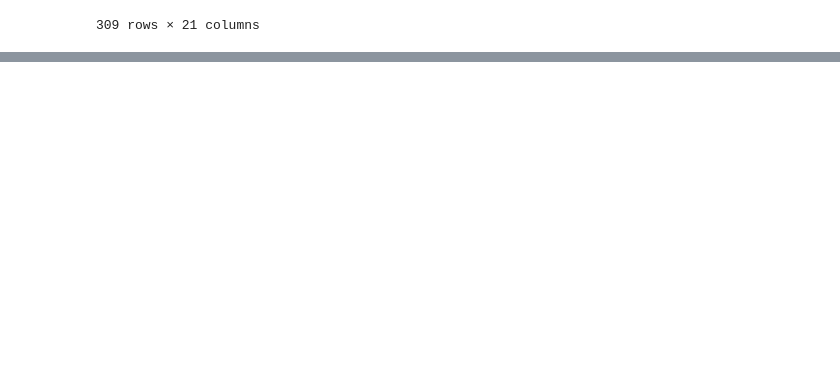
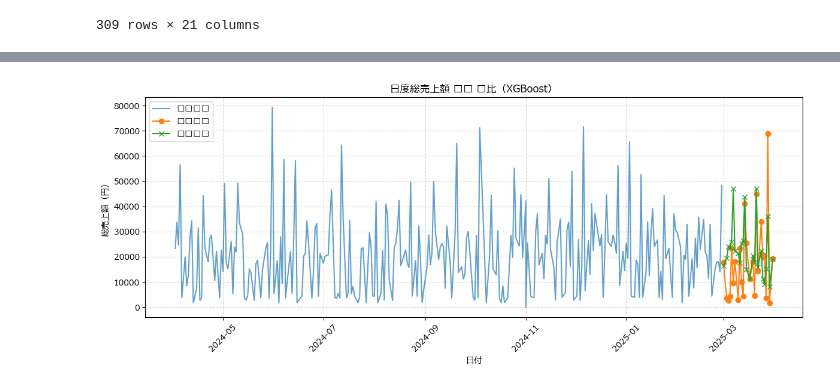
Before and after one commit to AICloud-TeamE/Python-AI, a Jupyter notebook: data_pipeline.ipynb, the cells around one changed output, grey strips where cells are left out. Cells and saved outputs as stored; diff of their text form; code cells hidden in the pictures; blank space fills up the shorter version.

```diff
--- a/data_pipeline.ipynb
+++ b/data_pipeline.ipynb
@@ -444,0 +466,86 @@ print("周四补货 R²:", r2_score(y_thu, pred_thu))
+# %%
+import pandas as pd
+import numpy as np
+from xgboost import XGBRegressor
+from sklearn.metrics import r2_score, mean_squared_error
+import matplotlib.pyplot as plt
+
+# —— 1. 读取并清洗 ——
+df = pd.read_feather('merged_data.feather')
+
+# 清洗“(円)”字段
+money_cols = [
+    'ペールエール(円)','ラガー(円)','IPA(円)',
+    'ホワイトビール(円)','黒ビール(円)','フルーツビール(円)'
+]
+for c in money_cols:
+    df[c] = df[c].fillna('0').astype(str).str.replace(',', '').astype(float)
+df['総売上額'] = df[money_cols].sum(axis=1)
+
+# —— 2. 特征工程 ——
+df = df.sort_values('日付').reset_index(drop=True)
+
+# 时间特征
+df['weekday']    = df['日付'].dt.weekday
+df['is_weekend'] = (df['weekday'] >= 5).astype(int)
+df['month']      = df['日付'].dt.month
+df['dayofyear']  = df['日付'].dt.dayofyear
+
+# 天气特征
+weather_cols = [
+    '平均気温(℃)','最高気温(℃)','最低気温(℃)','10分間降水量の最大(mm)'
+]
+df[weather_cols] = df[weather_cols].fillna(0)
+
+# 构造滞后 & 滚动特征（先 shift 再 rolling，再 drop 同一行的 NaN）
+df['lag1']       = df['総売上額'].shift(1)
+df['roll7_mean'] = df['総売上額'].shift(1).rolling(7, min_periods=1).mean()
+
+# 丢掉因 shift/rolling 产生的 NaN（第一行 lag1 会是 NaN）
+df = df.dropna(subset=['lag1', 'roll7_mean']).reset_index(drop=True)
+
+# —— 3. 划分训练/测试 ——
+cut_date = df['日付'].max() - pd.Timedelta(days=30)
+train = df[df['日付'] < cut_date]
+test  = df[df['日付'] >= cut_date]
+
+feature_cols = weather_cols + [
+    'weekday','is_weekend','month','dayofyear',
+    'lag1','roll7_mean'
+]
+X_train, y_train = train[feature_cols], train['総売上額']
+X_test,  y_test  = test[feature_cols],  test['総売上額']
+
+print(f"训练样本: {X_train.shape}, 测试样本: {X_test.shape}")
+
+# —— 4. 训练 XGBoost ——
+model = XGBRegressor(
+    objective='reg:squarederror',
+    n_estimators=200,
+    learning_rate=0.05,
+    max_depth=5,
+    subsample=0.8,
+    colsample_bytree=0.8,
+    random_state=42
+)
+model.fit(X_train, y_train)
+
+# —— 5. 评估 ——
+y_pred = model.predict(X_test)
+print(f"Test R²: {r2_score(y_test, y_pred):.3f}")
+print(f"Test RMSE: {mean_squared_error(y_test, y_pred):.0f} 円")
+
+# —— 6. 可视化对比 ——
+plt.figure(figsize=(12,5))
+plt.plot(train['日付'], y_train, label='训练实际', alpha=0.7)
+plt.plot(test['日付'],  y_test,  label='测试实际',  marker='o')
+plt.plot(test['日付'],  y_pred,  label='测试预测',  marker='x')
+plt.xticks(rotation=45)
+plt.legend()
+plt.title('日度総売上額 预测 对比（XGBoost）')
+plt.xlabel('日付')
+plt.ylabel('総売上額（円）')
+plt.grid(True, linestyle='--', alpha=0.5)
+plt.tight_layout()
+plt.show()
+# %% [output]
@@ -444,0 +555 @@ print("周四补货 R²:", r2_score(y_thu, pred_thu))
+[figure, added]
```
Also changed, not shown: parts of 26 cells of this notebook, 9 other files.
